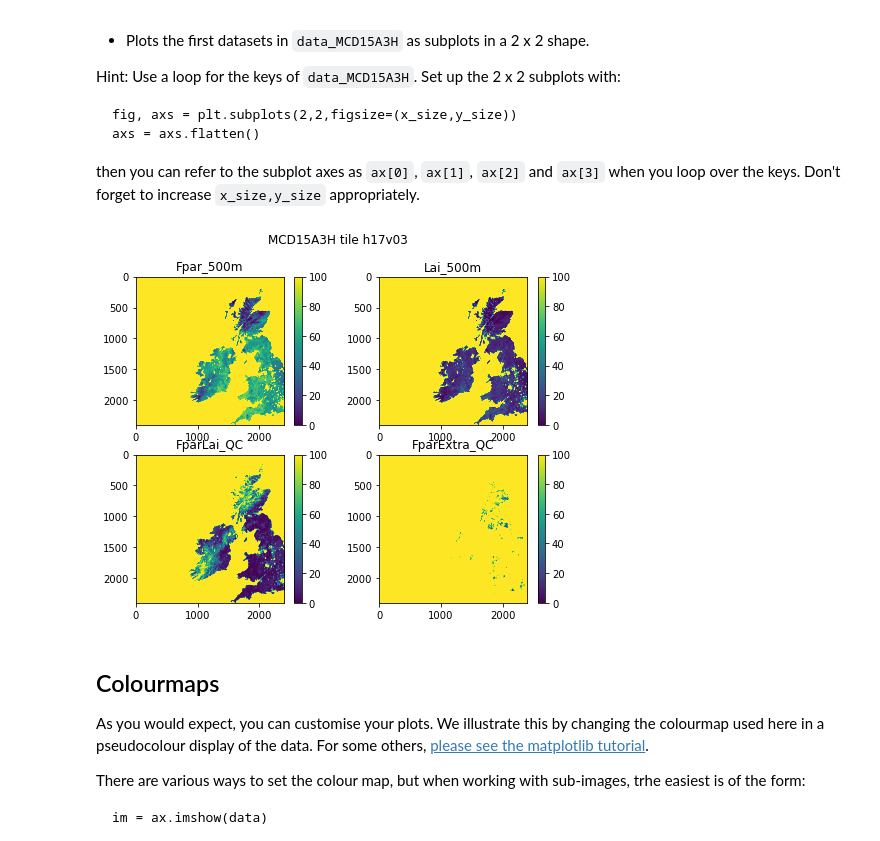
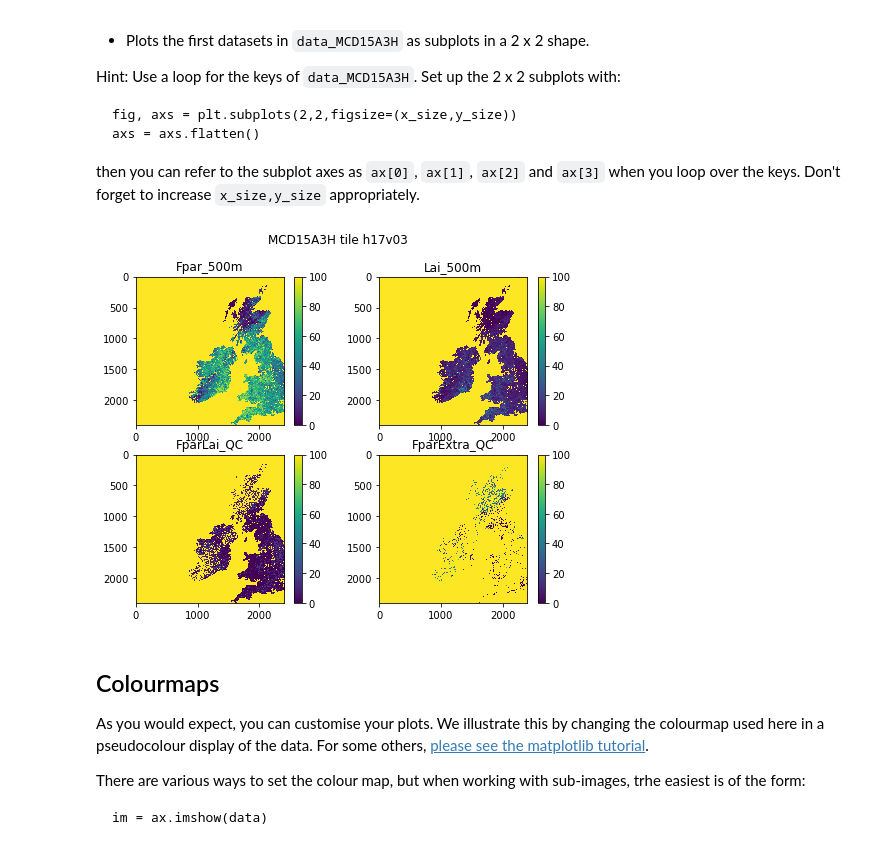
Before and after one commit to UCL-EO/geog0111, a Jupyter notebook: notebooks/024_Image_display.ipynb, the cells around one changed output. Cells and saved outputs as stored; diff of their text form; code cells hidden in the pictures.

```diff
--- a/notebooks/024_Image_display.ipynb
+++ b/notebooks/024_Image_display.ipynb
@@ -96,7 +96,7 @@ fig.suptitle(name)
 # plot image data: use vmin and vmax to set limits
 im = axs[0].imshow(data_MCD15A3H[k],\
                    vmin=0,vmax=100,\
-                   interpolation=None)
+                   interpolation='nearest')
 axs[0].set_title(k)
 fig.colorbar(im, ax=axs[0])
 # %% [output]
@@ -123,35 +123,35 @@ kwargs = {
 }
 
 modis = Modis(**kwargs)
 data_MCD15A3H = modis.get_data(2020,1+20*4)
 
 # this is mnost neatly done with a
 # loop over the keys we want
 keys = list(data_MCD15A3H.keys())[:4]
 
 name = f'{kwargs["product"]} tile {kwargs["tile"]}'
 # plot size
 x_size,y_size = 8,6
 shape = (2,2)
 
 fig, axs = plt.subplots(*shape,figsize=(x_size,y_size))
 # dont flatten if shape is (1,1)
 if shape[0] == 1 and shape[1] == 1:
     axs = [axs]
 else:
     axs = axs.flatten()# set the figure title
 fig.suptitle(name)
 
 # the loop
 for i,k in enumerate(keys):
     # plot image data
     im = axs[i].imshow(data_MCD15A3H[k],\
                    vmin=0,vmax=100,\
-                   interpolation=None)
+                   interpolation='nearest')
     axs[i].set_title(k)
     fig.colorbar(im, ax=axs[i])
 # %% [output]
-[figure, old version]
+[figure, new version]
 # %% [markdown]
 ## Colourmaps
 
```
Also changed, not shown: parts of 9 cells of this notebook, 6 other files.
